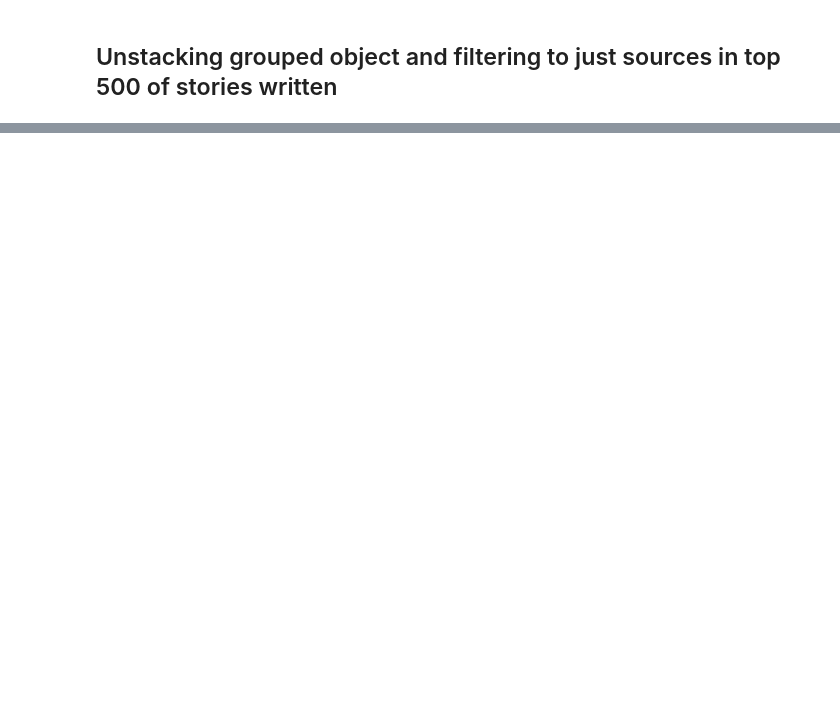
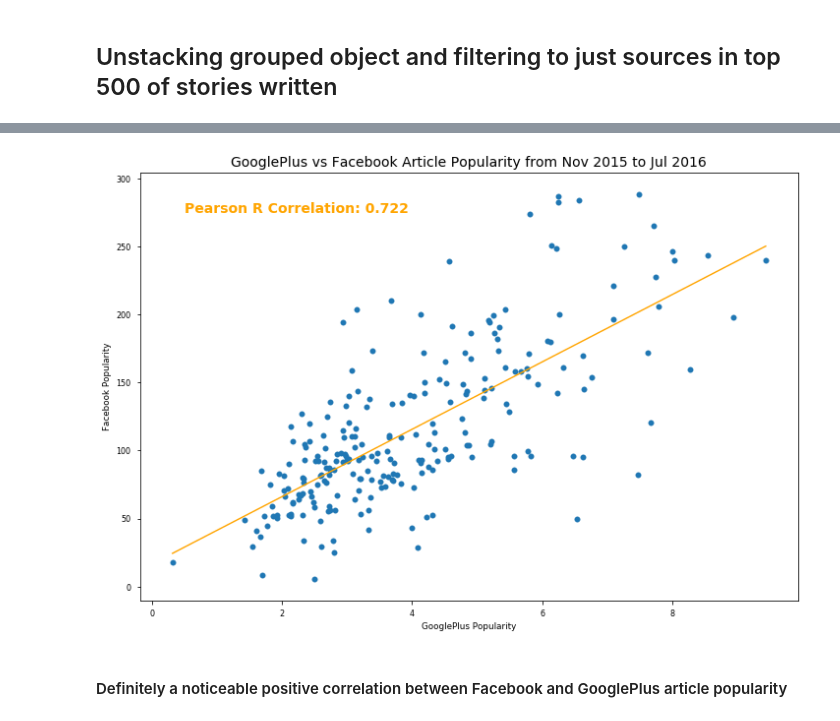
Before and after one commit to MichaelNormandyGavin/Viral_News, a Jupyter notebook: News Popularity Analysis.ipynb, the cells around one changed output, grey strips where cells are left out. Drawn from its saved outputs; the diff is of its cells as text; code cells hidden in the pictures; blank space fills up the shorter version.

```diff
--- a/News Popularity Analysis.ipynb
+++ b/News Popularity Analysis.ipynb
@@ -238,7 +275,6 @@ plt.show()
 # %%
-news_final = add_sent_max(news_final)
+news_with_max = add_sent_max(news_final)
 # %%
 for n in ['Facebook','LinkedIn','GooglePlus']:
-    news_final[n] = news_final[n].replace(-1,np.median(news_final[n]))
-news_final.head()
+    news_with_max[n] = news_with_max[n].replace(-1,np.median(news_with_max[n]))
 # %%
@@ -354,0 +551,25 @@ plt.show()
+# %%
+gplus = news_timeline['GooglePlus'].values
+fbook = news_timeline['Facebook'].values
+
+gplus_fbook_correlation = np.corrcoef(gplus,fbook)[0,1]
+
+quad = np.polyfit(gplus, fbook,deg=1)
+
+plt.figure(figsize=(12,8))
+
+x = np.linspace(min(gplus),max(gplus),20)
+y = np.polyval(quad,x)
+
+plt.plot(x,y,color='orange')
+
+plt.scatter(x=news_timeline['GooglePlus'],y=news_timeline['Facebook'])
+plt.title('GooglePlus vs Facebook Article Popularity from Nov 2015 to Jul 2016',fontsize=14)
+plt.text(.5,275,'Pearson R Correlation: {}'.format(round(gplus_fbook_correlation,3)),color='orange',fontsize=14,fontweight='bold')
+plt.xlabel('GooglePlus Popularity')
+plt.ylabel('Facebook Popularity')
+plt.show()
+# %% [output]
+[figure, added]
+# %% [markdown]
+#### Definitely a noticeable positive correlation between Facebook and GooglePlus article popularity
```
Also changed, not shown: parts of 54 cells of this notebook, 1 other file.
